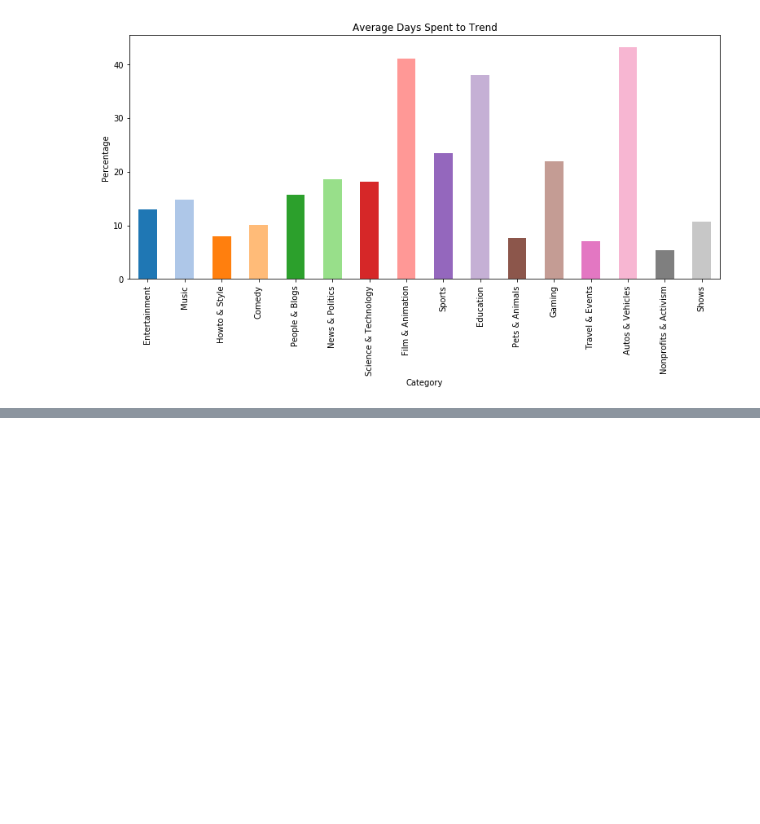
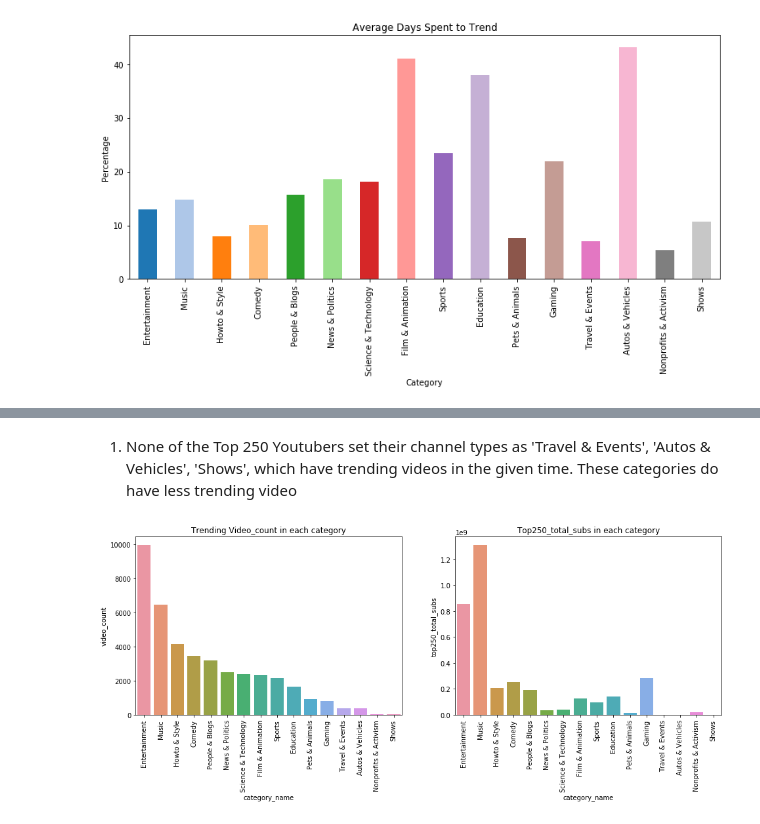
Before and after one commit to gillian850413/Final_Project, a Jupyter notebook: IS590PR_Final_Project_Part2.ipynb, the cells around one changed output, grey strips where cells are left out. Cells and saved outputs as stored; diff of their text form; code cells hidden in the pictures; blank space fills up the shorter version.

```diff
--- a/IS590PR_Final_Project_Part2.ipynb
+++ b/IS590PR_Final_Project_Part2.ipynb
@@ -358,0 +386,4 @@ top250_subs.head()
+# %%
+# change the category name to the same as trending videos dataset
+top250_subs = top250_subs.replace(catname_dict)
+top250_subs['Category'].unique()
@@ -358,0 +397,4 @@ top250_subs.head()
+# %%
+top250_pi = pd.pivot_table(top250_subs, values=['Uploads', 'Subscribers', 'Views'],
+                             index=['Category'], aggfunc=np.sum)
+top250_pi
@@ -358,0 +417,7 @@ top250_subs.head()
+# %%
+trending_pi = trending_pi.reset_index()
+top250_pi = top250_pi.reset_index()
+# %%
+top250_pi.columns = ['category_name', 'top250_total_subs', 'top250_total_uploads', 'top250_total_views']
+trending_top250 = pd.merge(trending_pi, top250_pi, on='category_name', how='left', indicator=True)
+trending_top250
@@ -358,0 +442,18 @@ top250_subs.head()
+# %% [markdown]
+1. None of the Top 250 Youtubers set their channel types as 'Travel & Events', 'Autos & Vehicles', 'Shows', which have trending videos in the given time. These categories do have less trending video
+# %%
+colname = ['video_count', 'top250_total_subs']
+fig, axes = plt.subplots(1, 2, figsize=(16, 5))
+for i, col in enumerate(colname):
+    g = sns.barplot(data = trending_top250, x = trending_top250['category_name'], y = col, ax=axes[i])
+    axes[i].set_xticklabels(axes[i].get_xticklabels(), rotation=90)
+    if i == 0:
+        axes[i].set_title('Trending ' + colname[i].capitalize()+ ' in each category')
+    else:
+        axes[i].set_title(colname[i].capitalize()+ ' in each category')
+
+
+# fig.subplots_adjust(wspace=.4)
+# plt.legend(bbox_to_anchor=(1.05, 2.225), loc=2, ncol=1)
+# %% [output]
+[figure, added]
```
Also changed, not shown: parts of 15 cells of this notebook.
